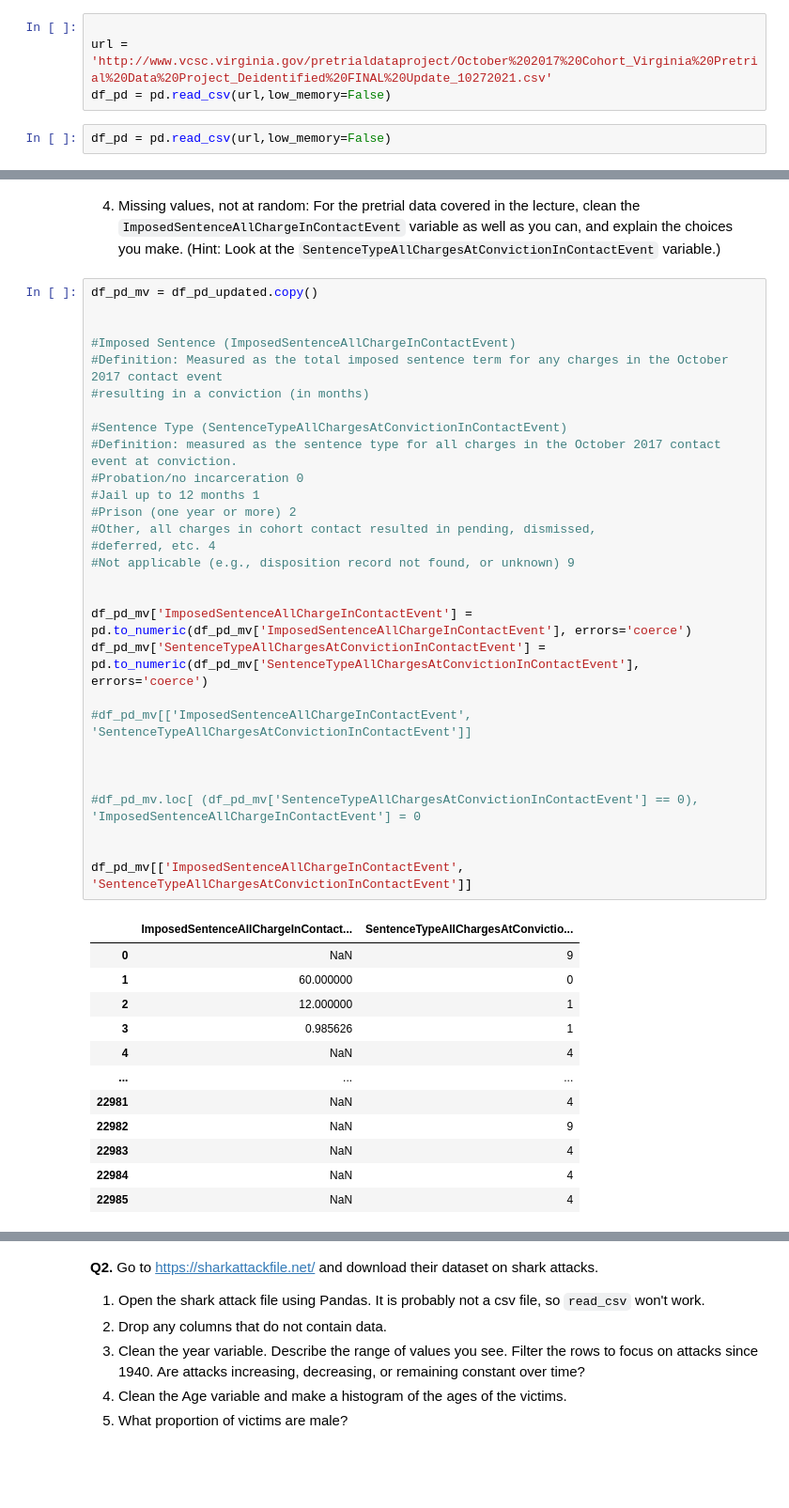
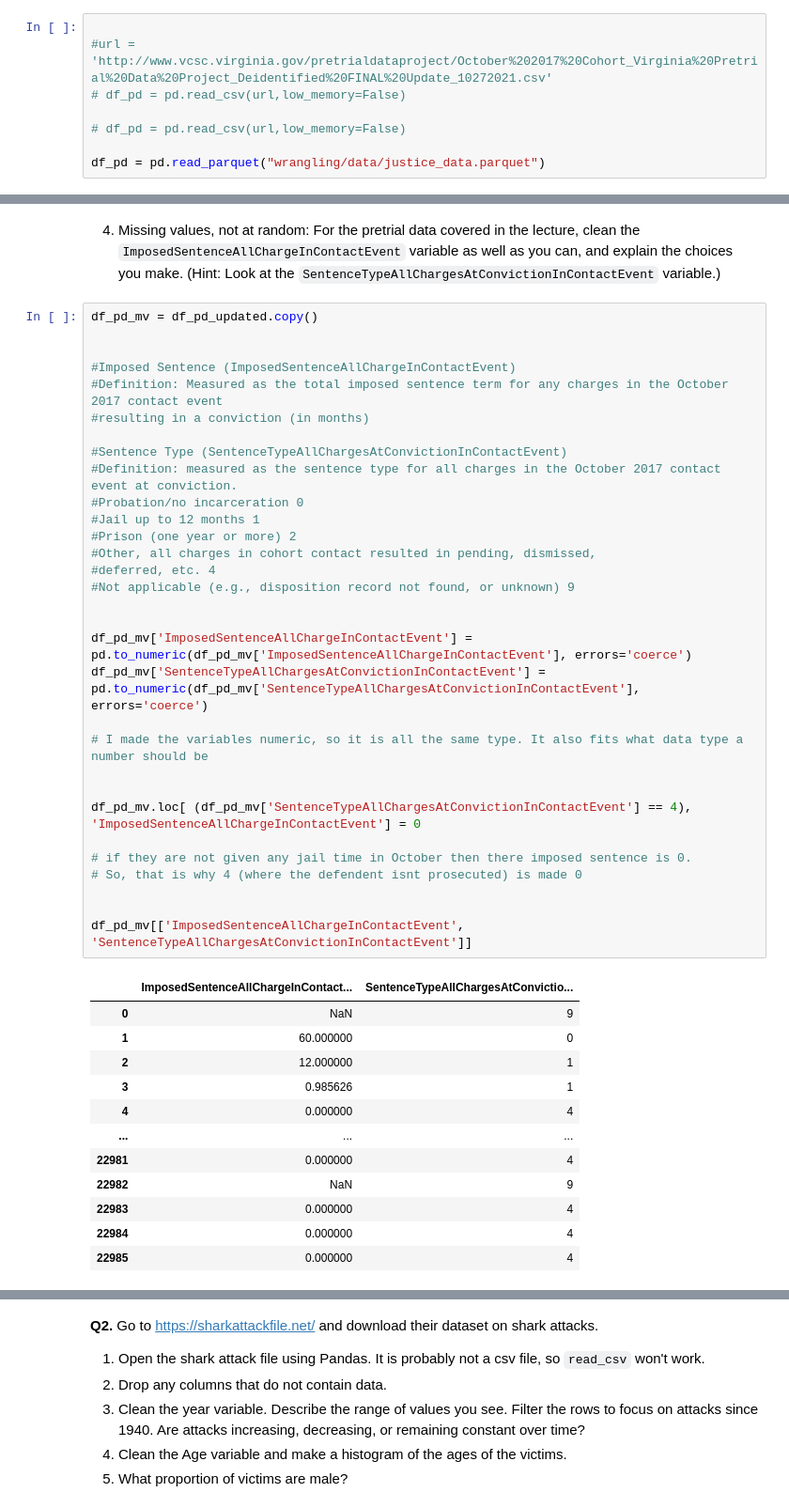
Before and after one commit to KaranRawatUVA/wrangling, a Jupyter notebook: assignment/assignment.ipynb, the cells around one changed output, grey strips where cells are left out. Shown: that part at 94% size. Saved outputs shown, nothing was run; the diff lists cells and outputs as text; blank space fills up the shorter version.

```diff
--- a/assignment/assignment.ipynb
+++ b/assignment/assignment.ipynb
@@ -98,10 +104,12 @@ pd.crosstab(df_MP['subject_injury'], df_MP['force_type'])
 3. Dummy variable: For the pretrial data covered in the lecture, clean the `WhetherDefendantWasReleasedPretrial` variable as well as you can, and, in particular, replace missing values with `np.nan`.
 # %%
 
-url = 'http://www.vcsc.virginia.gov/pretrialdataproject/October%202017%20Cohort_Virginia%20Pretrial%20Data%20Project_Deidentified%20FINAL%20Update_10272021.csv'
-df_pd = pd.read_csv(url,low_memory=False)
+#url = 'http://www.vcsc.virginia.gov/pretrialdataproject/October%202017%20Cohort_Virginia%20Pretrial%20Data%20Project_Deidentified%20FINAL%20Update_10272021.csv'
+# df_pd = pd.read_csv(url,low_memory=False)
+
+# df_pd = pd.read_csv(url,low_memory=False)
+
+df_pd = pd.read_parquet("wrangling/data/justice_data.parquet")
-# %%
-df_pd = pd.read_csv(url,low_memory=False)
 # %%
 df_pd_updated = df_pd.copy()
 
@@ -120,40 +128,42 @@ df_pd_mv = df_pd_updated.copy()
 
 #Imposed Sentence (ImposedSentenceAllChargeInContactEvent)
 #Definition: Measured as the total imposed sentence term for any charges in the October 2017 contact event
 #resulting in a conviction (in months)
 
 #Sentence Type (SentenceTypeAllChargesAtConvictionInContactEvent)
 #Definition: measured as the sentence type for all charges in the October 2017 contact event at conviction.
 #Probation/no incarceration 0
 #Jail up to 12 months 1
 #Prison (one year or more) 2
 #Other, all charges in cohort contact resulted in pending, dismissed,
 #deferred, etc. 4
 #Not applicable (e.g., disposition record not found, or unknown) 9
 
 
 df_pd_mv['ImposedSentenceAllChargeInContactEvent'] = pd.to_numeric(df_pd_mv['ImposedSentenceAllChargeInContactEvent'], errors='coerce')
 df_pd_mv['SentenceTypeAllChargesAtConvictionInContactEvent'] = pd.to_numeric(df_pd_mv['SentenceTypeAllChargesAtConvictionInContactEvent'], errors='coerce')
 
-#df_pd_mv[['ImposedSentenceAllChargeInContactEvent', 'SentenceTypeAllChargesAtConvictionInContactEvent']]
+# I made the variables numeric, so it is all the same type. It also fits what data type a number should be
 
 
+df_pd_mv.loc[ (df_pd_mv['SentenceTypeAllChargesAtConvictionInContactEvent'] == 4), 'ImposedSentenceAllChargeInContactEvent'] = 0
 
-#df_pd_mv.loc[ (df_pd_mv['SentenceTypeAllChargesAtConvictionInContactEvent'] == 0), 'ImposedSentenceAllChargeInContactEvent'] = 0
+# if they are not given any jail time in October then there imposed sentence is 0.
+# So, that is why 4 (where the defendent isnt prosecuted) is made 0
 
 
 df_pd_mv[['ImposedSentenceAllChargeInContactEvent', 'SentenceTypeAllChargesAtConvictionInContactEvent']]
 # %% [output]
 |  | ImposedSentenceAllChargeInContact... | SentenceTypeAllChargesAtConvictio... |
 | 0 | NaN | 9 |
 | 1 | 60.000000 | 0 |
 | 2 | 12.000000 | 1 |
 | 3 | 0.985626 | 1 |
-| 4 | NaN | 4 |
+| 4 | 0.000000 | 4 |
 | ... | ... | ... |
-| 22981 | NaN | 4 |
+| 22981 | 0.000000 | 4 |
 | 22982 | NaN | 9 |
-| 22983 | NaN | 4 |
-| 22984 | NaN | 4 |
-| 22985 | NaN | 4 |
+| 22983 | 0.000000 | 4 |
+| 22984 | 0.000000 | 4 |
+| 22985 | 0.000000 | 4 |
 22986 rows × 2 columns
```
Also changed, not shown: parts of 4 cells of this notebook.
